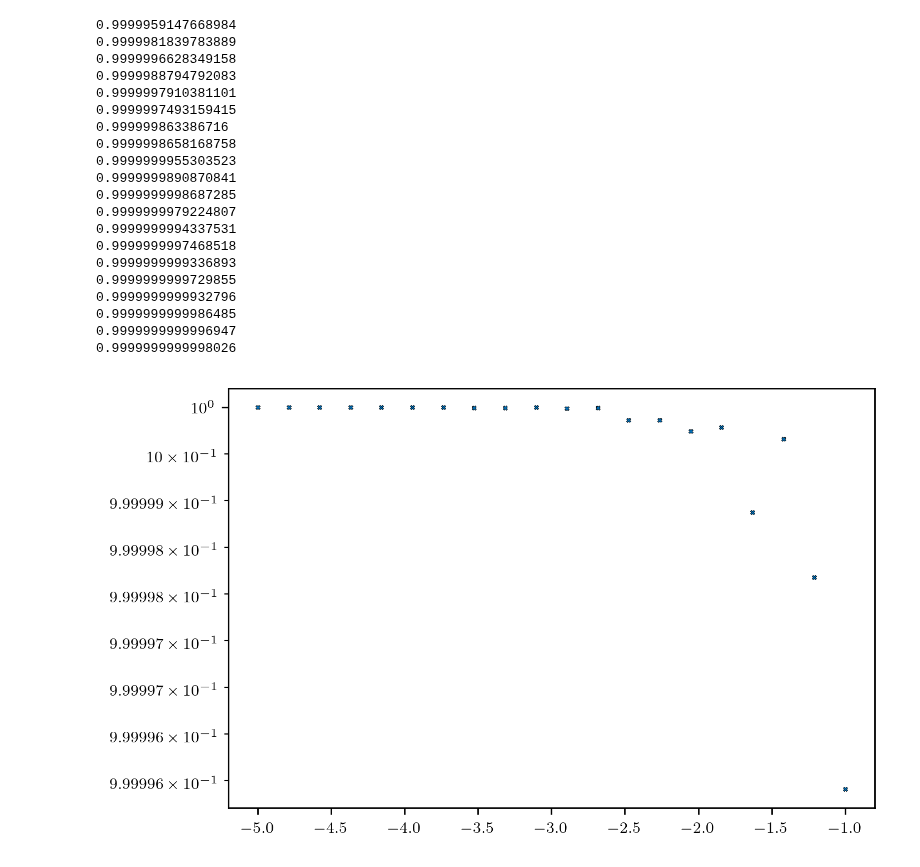
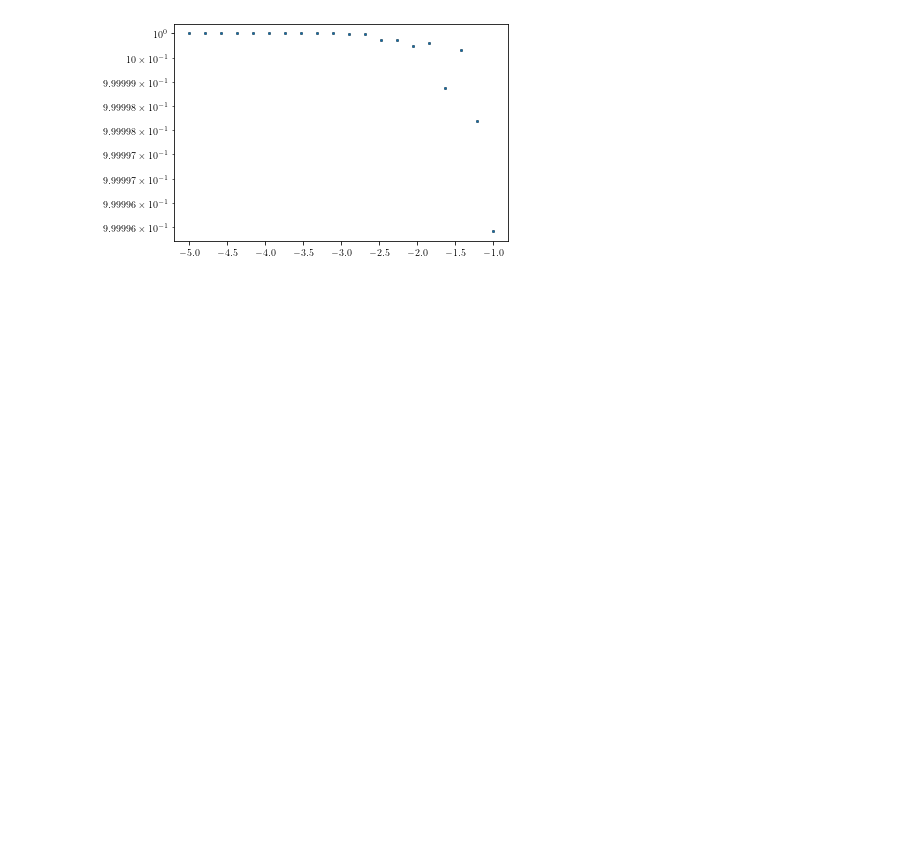
Before and after one commit to mab68/Kea, a Jupyter notebook: example_notebooks/parsevals/periodogram.ipynb, the cells around one changed output. Cells and saved outputs as stored; diff of their text form; code cells hidden in the pictures; blank space fills up the shorter version.

```diff
--- a/example_notebooks/parsevals/periodogram.ipynb
+++ b/example_notebooks/parsevals/periodogram.ipynb
@@ -29,49 +29,29 @@ dx = L/N
 # %%
 min, max = -(D+3.), -1.
 NUM = 20
 alphas = np.linspace(max, min, NUM)
 np.random.seed(1234)
 fields = []
 for a in alphas:
-    fields.append(fbm.create_fbm(grid_dims, phys_dims, (a,), (1.,)))
+    fields.append(fbm.create_fbm(grid_dims, phys_dims, (a,)))
 energies = []
 for f in fields:
     energies.append(moments.var(f, lenn=phys_dims))
 specs = []
 for i, f in enumerate(fields):
-    kD, fekD = per_spectra.modal_spectrum(f, lenn=phys_dims)
+    kD, fekD = per_spectra.modal_spectrum(f, phys_dims=phys_dims)
     #fekD = fekD / np.sum(np.ones_like(f) * dx**D)
     #fekD = fekD * (dk/twopi)**D
     specs.append((kD, fekD))
     e_parsevals = np.sum(fekD) * (dk/twopi)**D
     plt.scatter(alphas[i], e_parsevals, marker='X', s=5., color=c[0], zorder=2, linewidth=0.2, edgecolor='black')
     plt.scatter(alphas[i], energies[i], marker='X', s=5., color=c[0], zorder=2, linewidth=0.2, edgecolor='black')
     assert np.isclose(e_parsevals / energies[i], 1., rtol=0.001), e_parsevals / energies[i]
 
 plt.yscale('log')
 #plt.ylim((9e-1, 1.1e0))
 # %% [output]
-0.9999959147668984
-0.9999981839783889
-0.9999996628349158
-0.9999988794792083
-0.9999997910381101
-0.9999997493159415
-0.999999863386716
-0.9999998658168758
-0.9999999955303523
-0.9999999890870841
-0.9999999998687285
-0.9999999979224807
-0.9999999994337531
-0.9999999997468518
-0.9999999999336893
-0.9999999999729855
-0.9999999999932796
-0.9999999999986485
-0.9999999999996947
-0.9999999999998026
-[figure, old version]
+[figure, new version]
 # %%
 for e, kfek in enumerate(specs):
     kD, fekD = kfek
```
Also changed, not shown: parts of 2 cells of this notebook, 4 other files.
